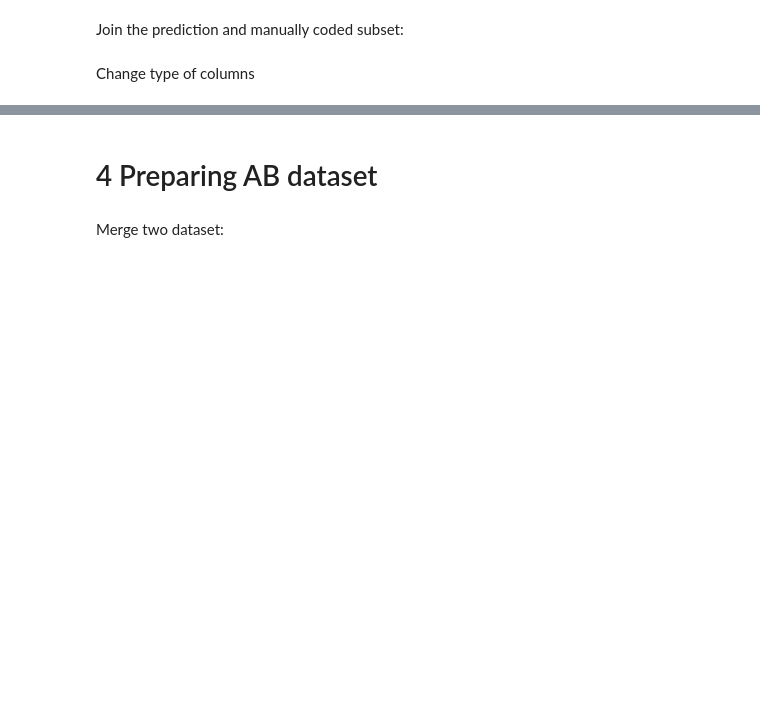
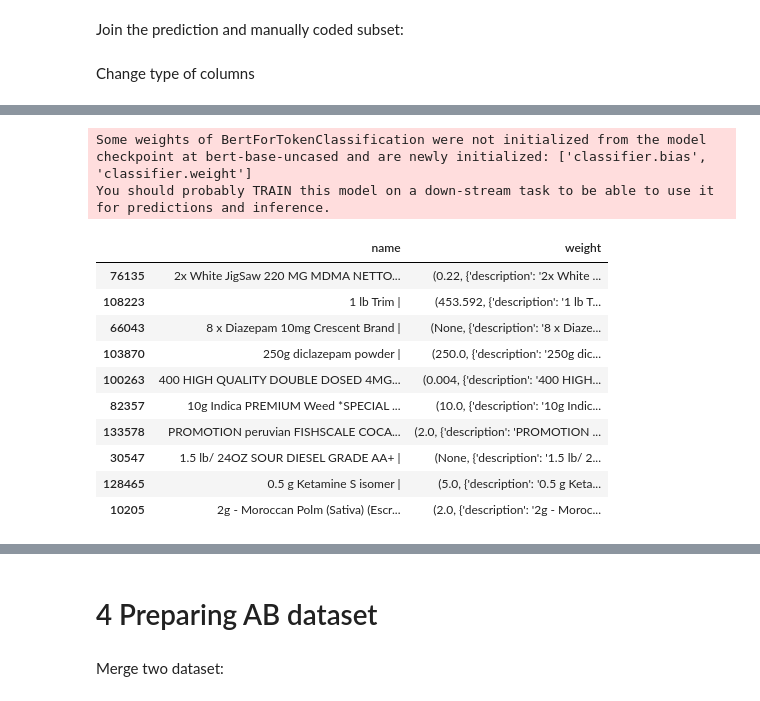
Before and after one commit to GregoryG3/Thesis, a Jupyter notebook: 3_Analysis.ipynb, the cells around one changed output, grey strips where cells are left out. Saved outputs shown, nothing was run; the diff lists cells and outputs as text; code cells hidden in the pictures; blank space fills up the shorter version.

```diff
--- a/3_Analysis.ipynb
+++ b/3_Analysis.ipynb
@@ -106,0 +134,62 @@ for col in tqdm(cols_to_convert, desc="Converting columns in full_dataset"):
+# %%
+# Funkcja do wyciągania wagi za pomocą modelu transformacyjnego
+
+
+# Inicjalizacja modelu i tokenizera BERT
+model_name  = "bert-base-uncased"
+tokenizer = BertTokenizer.from_pretrained(model_name)
+model = BertForTokenClassification.from_pretrained(model_name)
+
+# Użycie pipeline do ekstrakcji encji
+nlp = pipeline("ner", model=model, tokenizer=tokenizer, aggregation_strategy="simple")
+
+# Funkcja do konwersji jednostek na gramy
+def convert_to_grams(weight, unit):
+    unit = unit.lower()
+    if unit in ['mg', 'milligram']:
+        return weight / 1000  # Przelicz mg na g
+    elif unit in ['kg', 'kilogram']:
+        return weight * 1000  # Przelicz kg na g
+    elif unit in ['lb', 'pound']:
+        return weight * 453.592  # Przelicz lb na g
+    return weight  # g już jest w gramach
+
+# Funkcja do ekstrakcji wag z opisów
+def extract_weight_with_bert(description):
+    entities = nlp(description)
+    total_weight = 0
+    debug_info = {"description": description, "matches": []}
+
+    for entity in entities:
+        entity_text = entity['word']
+        # Dopasowanie wzorców liczbowych i jednostek w tekście encji
+        match = re.search(r"(\d*\.?\d+)\s*(mg|g|kg|lb|milligram|gram|kilogram|pound)", entity_text, re.IGNORECASE)
+        if match:
+            weight, unit = match.groups()
+            weight = float(weight)
+            weight_in_grams = convert_to_grams(weight, unit)
+            total_weight += weight_in_grams
+            debug_info["matches"].append((1, weight_in_grams, unit, "entity"))
+
+    debug_info["total_weight"] = total_weight
+    return total_weight if total_weight > 0 else None, debug_info
+
+# Zastosowanie funkcji do kolumny 'name'
+tqdm.pandas()
+sample_df['weight'] = sample_df['name'].progress_apply(extract_weight_with_bert)
+
+sample_df.head(10)
+# %% [output]
+Some weights of BertForTokenClassification were not initialized from the model checkpoint at bert-base-uncased and are newly initialized: ['classifier.bias', 'classifier.weight']
+You should probably TRAIN this model on a down-stream task to be able to use it for predictions and inference.
+|  | name | weight |
+| 76135 | 2x White JigSaw 220 MG MDMA NETTO... | (0.22, {'description': '2x White ... |
+| 108223 | 1 lb Trim | | (453.592, {'description': '1 lb T... |
+| 66043 | 8 x Diazepam 10mg Crescent Brand | | (None, {'description': '8 x Diaze... |
+| 103870 | 250g diclazepam powder | | (250.0, {'description': '250g dic... |
+| 100263 | 400 HIGH QUALITY DOUBLE DOSED 4MG... | (0.004, {'description': '400 HIGH... |
+| 82357 | 10g Indica PREMIUM Weed *SPECIAL ... | (10.0, {'description': '10g Indic... |
+| 133578 | PROMOTION peruvian FISHSCALE COCA... | (2.0, {'description': 'PROMOTION ... |
+| 30547 | 1.5 lb/ 24OZ SOUR DIESEL GRADE AA+ | | (None, {'description': '1.5 lb/ 2... |
+| 128465 | 0.5 g Ketamine S isomer | | (5.0, {'description': '0.5 g Keta... |
+| 10205 | 2g - Moroccan Polm (Sativa) (Escr... | (2.0, {'description': '2g - Moroc... |
```
Also changed, not shown: parts of 21 cells of this notebook.
